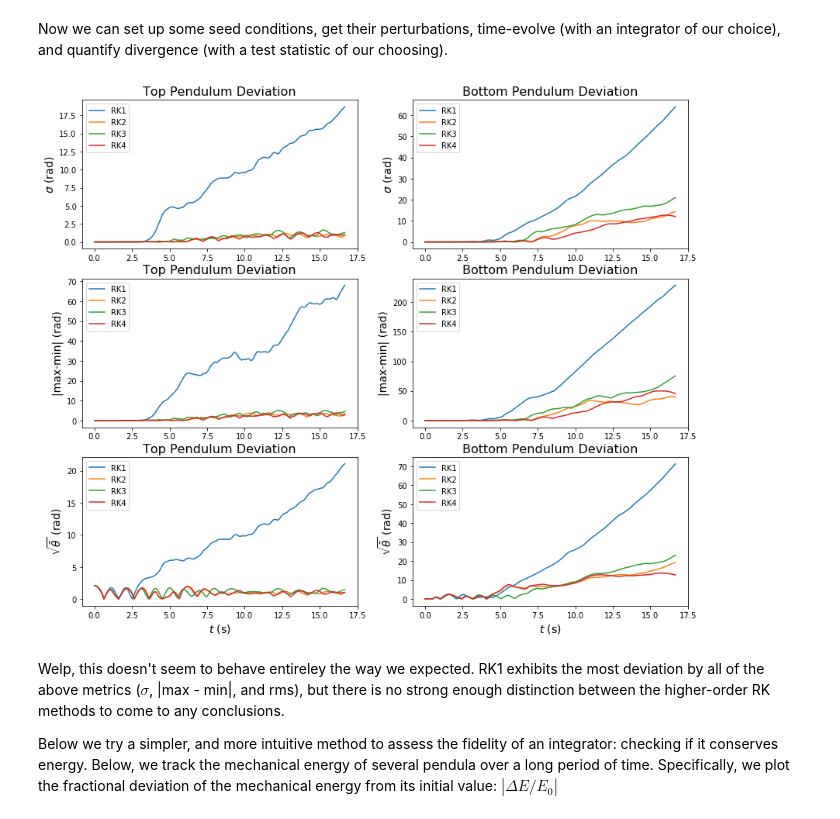
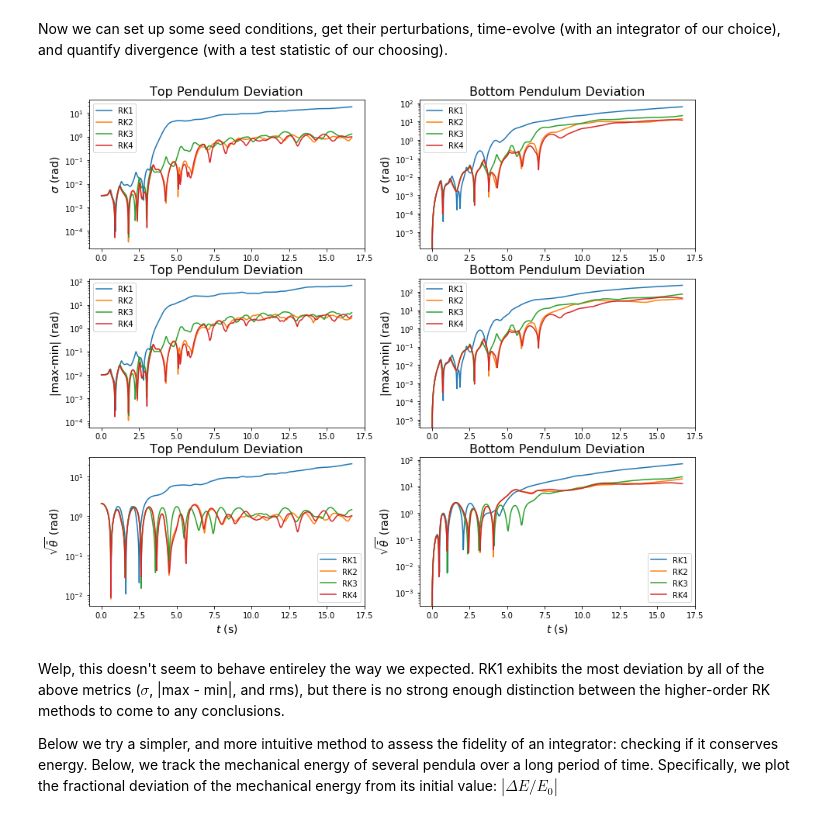
Before and after one commit to MSenani/DoublePendulum, a Jupyter notebook: Double-Pendulum-Analysis.ipynb, the cells around one changed output. Saved outputs shown, nothing was run; the diff lists cells and outputs as text; code cells hidden in the pictures.

```diff
--- a/Double-Pendulum-Analysis.ipynb
+++ b/Double-Pendulum-Analysis.ipynb
@@ -763,46 +766,46 @@ for intg in range(len(integrators)):
     rms_2 = getDeviationStat(theta_2_list, lambda x: np.sqrt(np.mean(x**2)) )
 
     # Plotting
-    ax1.plot(t, std_1, label = intg_names[intg])
+    ax1.semilogy(t, std_1, label = intg_names[intg])
 #     ax1.set_xlabel('$t$ (s)', fontsize = 14)
     ax1.set_ylabel('$\\sigma$ (rad)', fontsize = 14)
     ax1.set_title('Top Pendulum Deviation', fontsize = 16)
     ax1.legend()
 
-    ax2.plot(t, std_2, label = intg_names[intg])
+    ax2.semilogy(t, std_2, label = intg_names[intg])
 #     ax2.set_xlabel('$t$ (s)', fontsize = 14)
     ax2.set_ylabel('$\\sigma$ (rad)', fontsize = 14)
     ax2.set_title('Bottom Pendulum Deviation', fontsize = 16)
     ax2.legend()
 
-    ax3.plot(t, maxmin_1, label = intg_names[intg])
+    ax3.semilogy(t, maxmin_1, label = intg_names[intg])
 #     ax3.set_xlabel('$t$ (s)', fontsize = 14)
     ax3.set_ylabel('|max-min| (rad)', fontsize = 14)
     ax3.set_title('Top Pendulum Deviation', fontsize = 16)
     ax3.legend()
 
-    ax4.plot(t, maxmin_2, label = intg_names[intg])
+    ax4.semilogy(t, maxmin_2, label = intg_names[intg])
 #     ax4.set_xlabel('$t$ (s)', fontsize = 14)
     ax4.set_ylabel('|max-min| (rad)', fontsize = 14)
     ax4.set_title('Bottom Pendulum Deviation', fontsize = 16)
     ax4.legend()
 
-    ax5.plot(t, rms_1, label = intg_names[intg])
+    ax5.semilogy(t, rms_1, label = intg_names[intg])
     ax5.set_xlabel('$t$ (s)', fontsize = 14)
     ax5.set_ylabel('$\\sqrt{\\bar{\\theta}}$ (rad)', fontsize = 14)
     ax5.set_title('Top Pendulum Deviation', fontsize = 16)
     ax5.legend()
 
-    ax6.plot(t, rms_2, label = intg_names[intg])
+    ax6.semilogy(t, rms_2, label = intg_names[intg])
     ax6.set_xlabel('$t$ (s)', fontsize = 14)
     ax6.set_ylabel('$\\sqrt{\\bar{\\theta}}$ (rad)', fontsize = 14)
     ax6.set_title('Bottom Pendulum Deviation', fontsize = 16)
     ax6.legend()
 
 
 plt.show()
 # %% [output]
-[figure, old version]
+[figure, new version]
 # %% [markdown]
 Welp, this doesn't seem to behave entireley the way we expected. RK1 exhibits the most deviation by all of the above metrics ($\sigma$, |max - min|, and rms), but there is no strong enough distinction between the higher-order RK methods to come to any conclusions.
 
```
Also changed, not shown: parts of 15 cells of this notebook, 1 other file.
